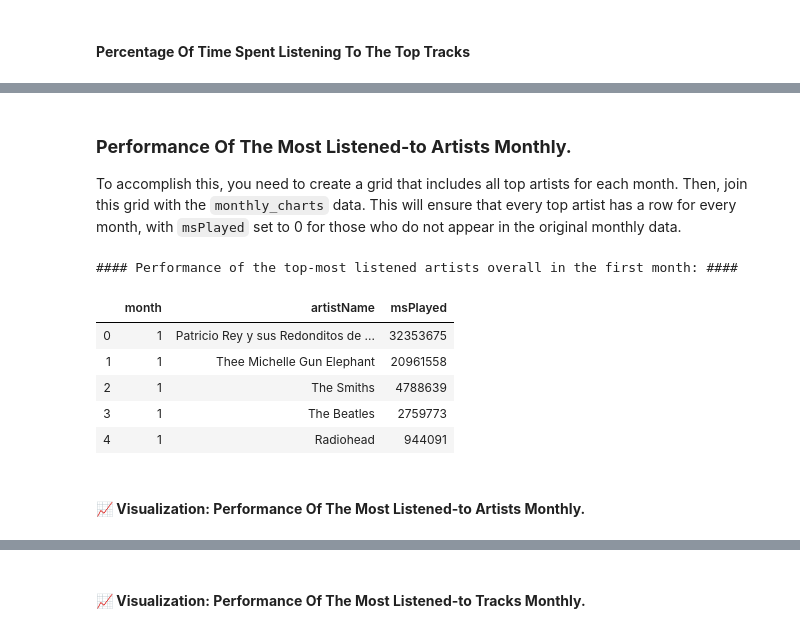
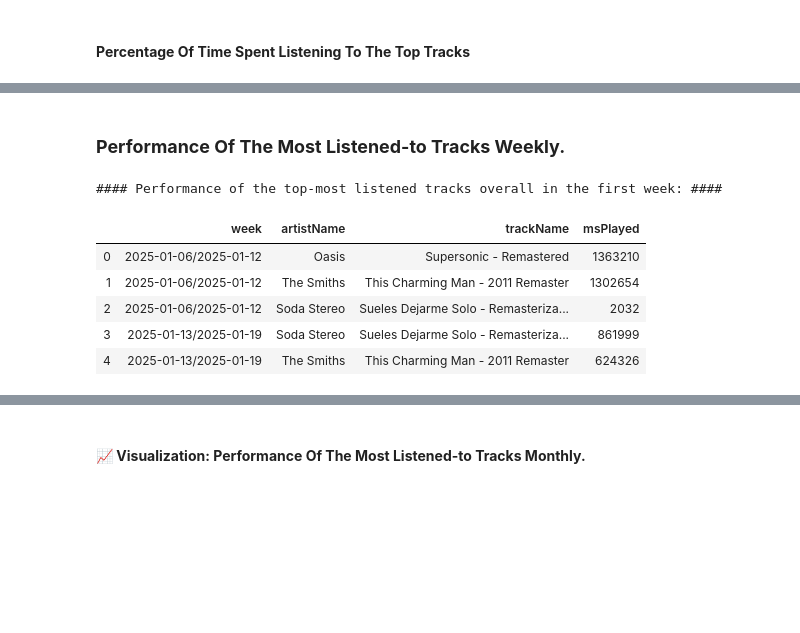
Before and after one commit to Garridot/spotify-wrapped-detailed, a Jupyter notebook: analysis.ipynb, the cells around one changed output, grey strips where cells are left out. Saved outputs shown, nothing was run; the diff lists cells and outputs as text; code cells hidden in the pictures; blank space fills up the shorter version.

Commit message:
Basic goals have been achieved; the first recapitalization has been completed.

```diff
--- a/analysis.ipynb
+++ b/analysis.ipynb
@@ -240,41 +496,29 @@ display(pct_time_top_tracks[['artistName',"trackName","msPlayed","percentage_of_
 | 2 | Oasis | Supersonic - Remastered | 9764319 | 0.40 |
 | 3 | Los Fundamentalistas del Aire Aco... | Mi Genio Amor - En Vivo | 9449722 | 0.38 |
 | 4 | The Beatles | Hey Jude - Remastered 2015 | 8385826 | 0.34 |
-# %% [markdown]
-### **Performance Of The Most Listened-to Artists Monthly.**
-
-To accomplish this, you need to create a grid that includes all top artists for each month. Then, join this grid with the `monthly_charts` data. This will ensure that every top artist has a row for every month, with `msPlayed` set to 0 for those who do not appear in the original monthly data.
+# %% [markdown]
+### **Performance Of The Most Listened-to Tracks Weekly.**
 # %%
-# 1. Calculate the total listening time for all artists and get the top
-top_artists_list = df.groupby('artistName')['msPlayed'].sum().nlargest(5).index
+# 1. Calculate the total listening time for all tracks and get the top
+top_tracks_list = df.groupby(['artistName', "trackName"])['msPlayed'].sum().nlargest(5).index
 
-# 2. Get a list of all unique months
-all_months = df['month'].unique().tolist()
+# 3. Calculate the monthly charts
+weekly_charts = df.groupby(['week', 'artistName', "trackName"]).agg(msPlayed=('msPlayed', 'sum')).reset_index()
 
-# 3. Create a DataFrame with all combinations of top artists and months
-full_grid = pd.DataFrame(product(all_months, top_artists_list), columns=['month', 'artistName'])
+top_tracks_recorded = weekly_charts[
+    weekly_charts.set_index(['artistName', 'trackName']).index.isin(top_tracks_list)
+].reset_index(drop=True)
 
-# 2. Filter the monthly charts using this list of top artists
-monthly_charts = df.groupby(['month', 'artistName']).agg(msPlayed=('msPlayed', 'sum')).reset_index()
+# 4. Sort the result for better visualization
+top_tracks_recorded = top_tracks_recorded.sort_values(by=['week', 'msPlayed', "trackName"], ascending=[True, False, True]).reset_index(drop=True)
 
-# 5. Left merge the full grid with the monthly data
-top_artists_recorded = pd.merge(full_grid, monthly_charts, on=['month', 'artistName'], how='left')
-
-# 6. Fill NaN values with 0
-top_artists_recorded['msPlayed'] = top_artists_recorded['msPlayed'].fillna(0)
-
-# 7. Sort the result for better visualization
-top_artists_recorded = top_artists_recorded.sort_values(by=['month', 'msPlayed'], ascending=[True, False]).reset_index(drop=True)
-
-print("\n#### Performance of the top-most listened artists overall in the first month: ####\n")
-display(top_artists_recorded.head())
+print("\n#### Performance of the top-most listened tracks overall in the first week: ####\n")
+display(top_tracks_recorded.head())
 # %% [output]
-#### Performance of the top-most listened artists overall in the first month: ####
+#### Performance of the top-most listened tracks overall in the first week: ####
-|  | month | artistName | msPlayed |
-| 0 | 1 | Patricio Rey y sus Redonditos de ... | 32353675 |
-| 1 | 1 | Thee Michelle Gun Elephant | 20961558 |
-| 2 | 1 | The Smiths | 4788639 |
-| 3 | 1 | The Beatles | 2759773 |
-| 4 | 1 | Radiohead | 944091 |
+|  | week | artistName | trackName | msPlayed |
+| 0 | 2025-01-06/2025-01-12 | Oasis | Supersonic - Remastered | 1363210 |
+| 1 | 2025-01-06/2025-01-12 | The Smiths | This Charming Man - 2011 Remaster | 1302654 |
+| 2 | 2025-01-06/2025-01-12 | Soda Stereo | Sueles Dejarme Solo - Remasteriza... | 2032 |
+| 3 | 2025-01-13/2025-01-19 | Soda Stereo | Sueles Dejarme Solo - Remasteriza... | 861999 |
+| 4 | 2025-01-13/2025-01-19 | The Smiths | This Charming Man - 2011 Remaster | 624326 |
-# %% [markdown]
-#### **📈 Visualization: Performance Of The Most Listened-to Artists Monthly.**
```
Also changed, not shown: parts of 62 cells of this notebook.
